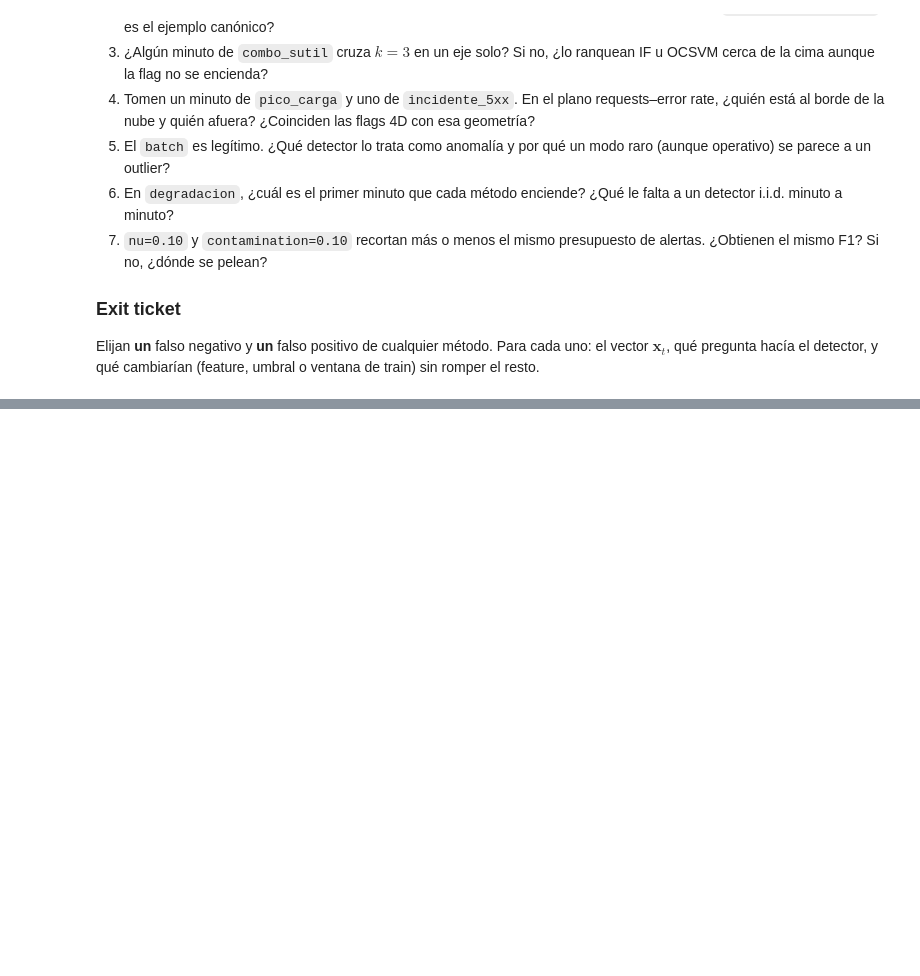
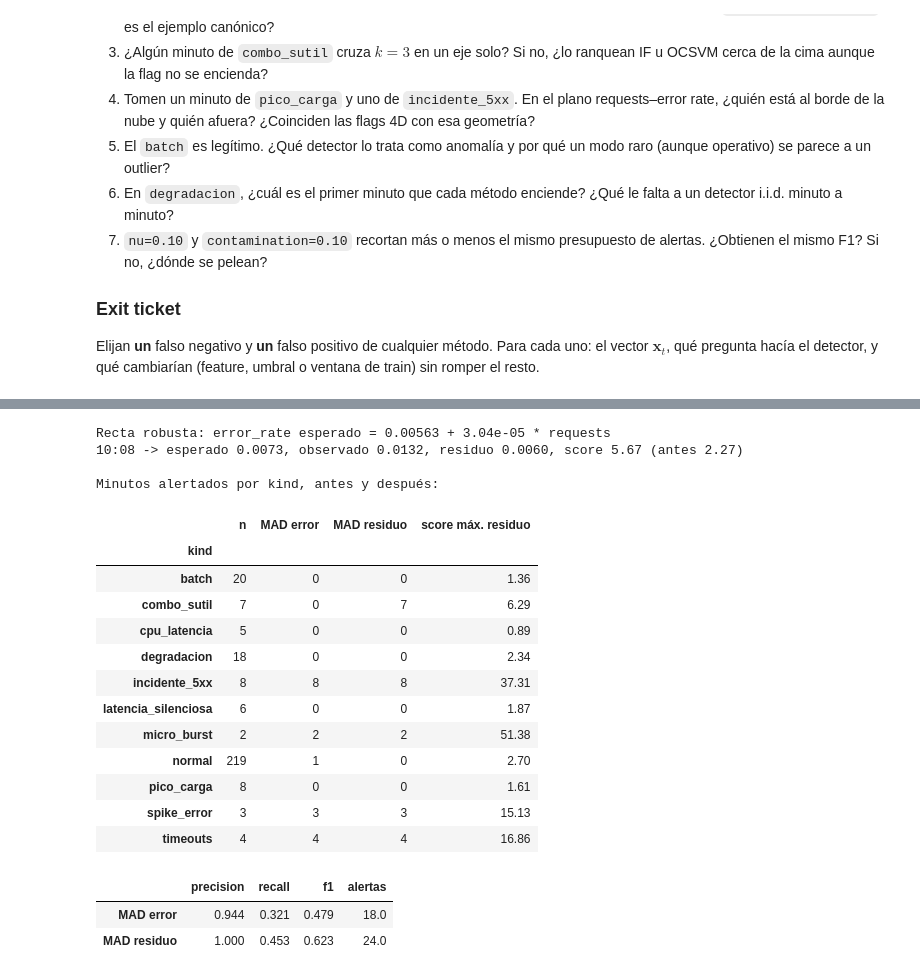
Before and after one commit to LucioSantin/AIOps-Obligatorio-230548-255573-222071, a Jupyter notebook: JupiterNotebook/comparacion_detectores_obligatorio.ipynb, the cells around one changed output, grey strips where cells are left out. Drawn from its saved outputs; the diff is of its cells as text; code cells hidden in the pictures; blank space fills up the shorter version.

```diff
--- a/JupiterNotebook/comparacion_detectores_obligatorio.ipynb
+++ b/JupiterNotebook/comparacion_detectores_obligatorio.ipynb
@@ -656,0 +809,45 @@ Elijan **un** falso negativo y **un** falso positivo de cualquier método. Para
+# %%
+from sklearn.linear_model import HuberRegressor
+
+huber = HuberRegressor().fit(data[["requests"]], data["error_rate"])
+data["resid_error"] = data["error_rate"] - huber.predict(data[["requests"]])
+med_res, mad_res, scale_res = mad_fit(data["resid_error"])
+data["score_mad_resid"] = mad_score(data["resid_error"], med_res, scale_res)
+data["flag_mad_resid"] = data["score_mad_resid"] > K
+
+print(f"Recta robusta: error_rate esperado = {huber.intercept_:.5f} + {huber.coef_[0]:.2e} * requests")
+fila = data.set_index("timestamp").loc[CASOS["FN combo_sutil 10:08"]]
+print(
+    f"10:08 -> esperado {fila.error_rate - fila.resid_error:.4f}, observado {fila.error_rate:.4f}, "
+    f"residuo {fila.resid_error:.4f}, score {fila.score_mad_resid:.2f} (antes {fila.score_mad_error:.2f})"
+)
+
+print("\nMinutos alertados por kind, antes y después:")
+display(pd.DataFrame({
+    "n": data.groupby("kind").size(),
+    "MAD error": data.groupby("kind")["flag_mad_error"].sum().astype(int),
+    "MAD residuo": data.groupby("kind")["flag_mad_resid"].sum().astype(int),
+    "score máx. residuo": data.groupby("kind")["score_mad_resid"].max().round(2),
+}))
+display(pd.DataFrame({"MAD error": prf("flag_mad_error"), "MAD residuo": prf("flag_mad_resid")}).T.round(3))
+# %% [output]
+Recta robusta: error_rate esperado = 0.00563 + 3.04e-05 * requests
+10:08 -> esperado 0.0073, observado 0.0132, residuo 0.0060, score 5.67 (antes 2.27)
+
+Minutos alertados por kind, antes y después:
+|  | n | MAD error | MAD residuo | score máx. residuo |
+| kind |  |  |  |  |
+| batch | 20 | 0 | 0 | 1.36 |
+| combo_sutil | 7 | 0 | 7 | 6.29 |
+| cpu_latencia | 5 | 0 | 0 | 0.89 |
+| degradacion | 18 | 0 | 0 | 2.34 |
+| incidente_5xx | 8 | 8 | 8 | 37.31 |
+| latencia_silenciosa | 6 | 0 | 0 | 1.87 |
+| micro_burst | 2 | 2 | 2 | 51.38 |
+| normal | 219 | 1 | 0 | 2.70 |
+| pico_carga | 8 | 0 | 0 | 1.61 |
+| spike_error | 3 | 3 | 3 | 15.13 |
+| timeouts | 4 | 4 | 4 | 16.86 |
+|  | precision | recall | f1 | alertas |
+| MAD error | 0.944 | 0.321 | 0.479 | 18.0 |
+| MAD residuo | 1.000 | 0.453 | 0.623 | 24.0 |
```
Also changed, not shown: parts of 15 cells of this notebook, 1 other file.
